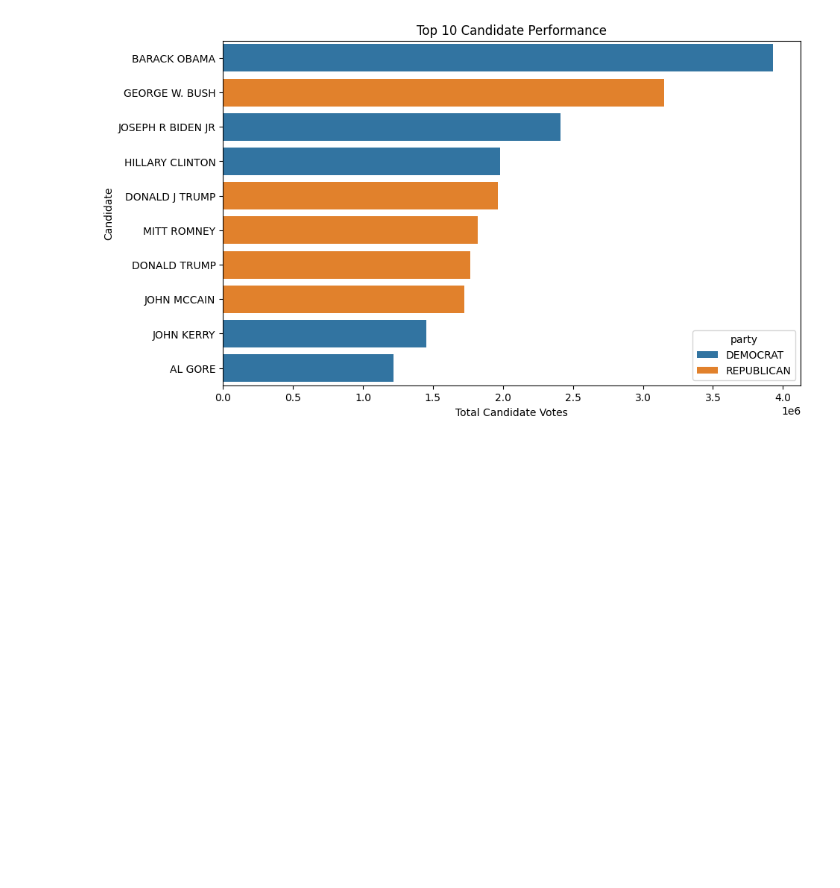
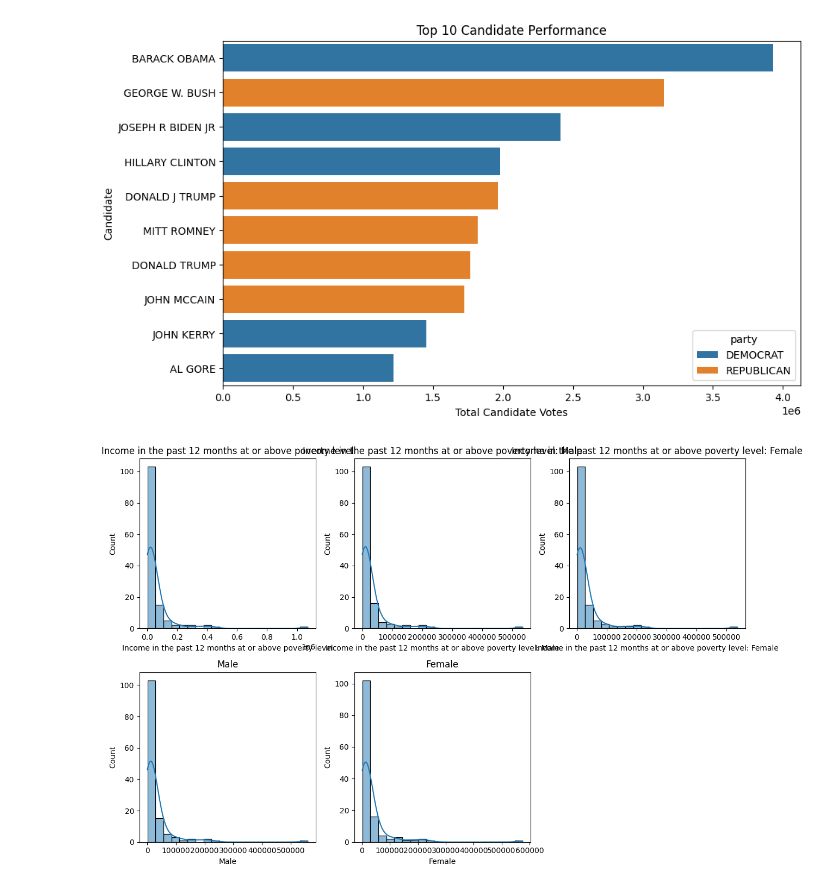
Before and after one commit to isabellamwright/project_voting, a Jupyter notebook: VotingEDA.ipynb, the cells around one changed output. Drawn from its saved outputs; the diff is of its cells as text; code cells hidden in the pictures; blank space fills up the shorter version.

```diff
--- a/VotingEDA.ipynb
+++ b/VotingEDA.ipynb
@@ -231,3 +232,30 @@ plt.ylabel("Candidate")
 plt.show()
 # %% [output]
 [figure]
+# %%
+import pandas as pd
+import matplotlib.pyplot as plt
+import seaborn as sns
+
+# Read the dataset
+df = pd.read_csv('/content/project_voting/final.csv')
+
+# Select relevant columns
+columns_of_interest = ['Income in the past 12 months at or above poverty level',
+                       'Income in the past 12 months at or above poverty level: Male',
+                       'Income in the past 12 months at or above poverty level: Female',
+                       'Male', 'Female', 'Party']
+
+# Subset the data
+subset_df = df[columns_of_interest]
+# %%
+# Plot histograms
+plt.figure(figsize=(12, 8))
+for i, col in enumerate(subset_df.columns[:-1], 1):
+    plt.subplot(2, 3, i)
+    sns.histplot(subset_df[col], bins=20, kde=True)
+    plt.title(col)
+plt.tight_layout()
+plt.show()
+# %% [output]
+[figure, added]
```
Also changed, not shown: parts of 3 cells of this notebook.
